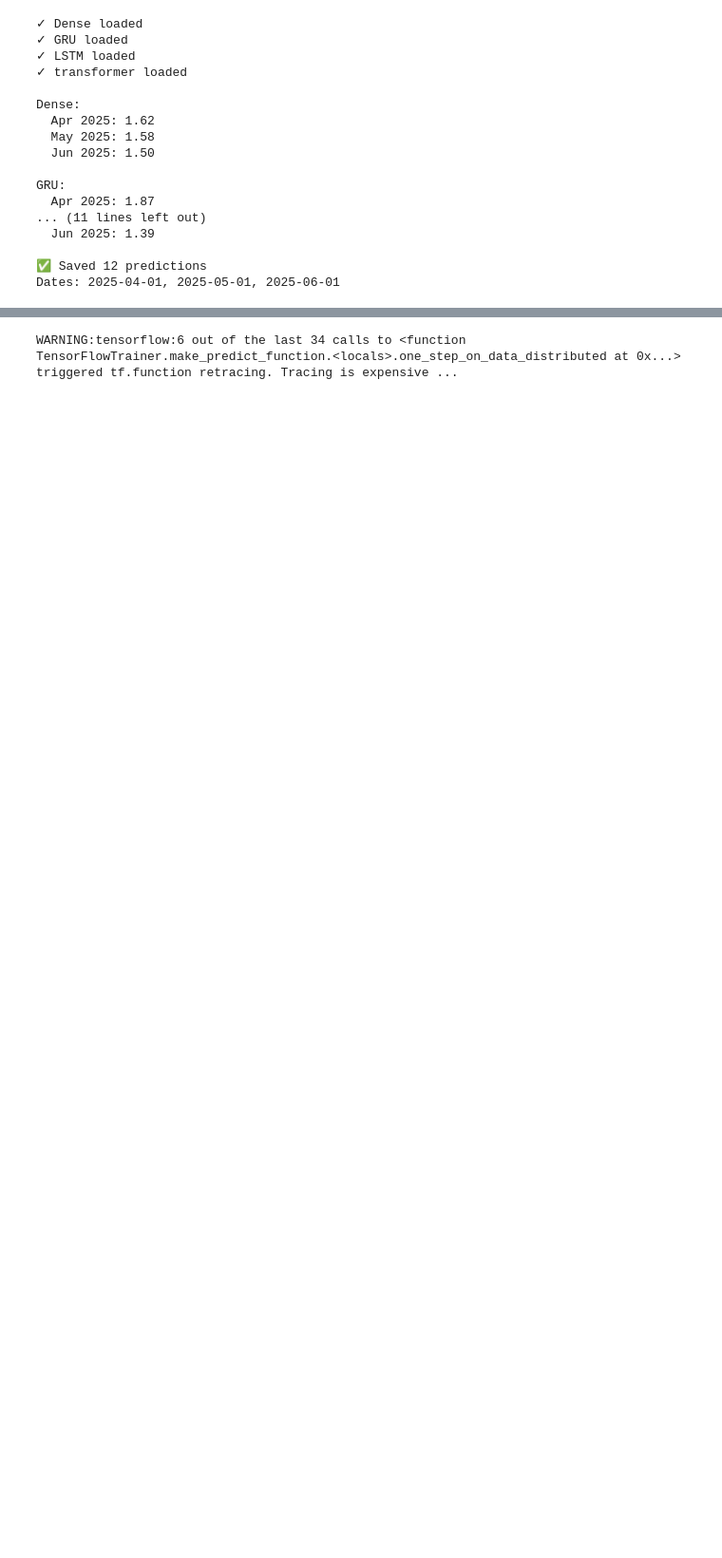
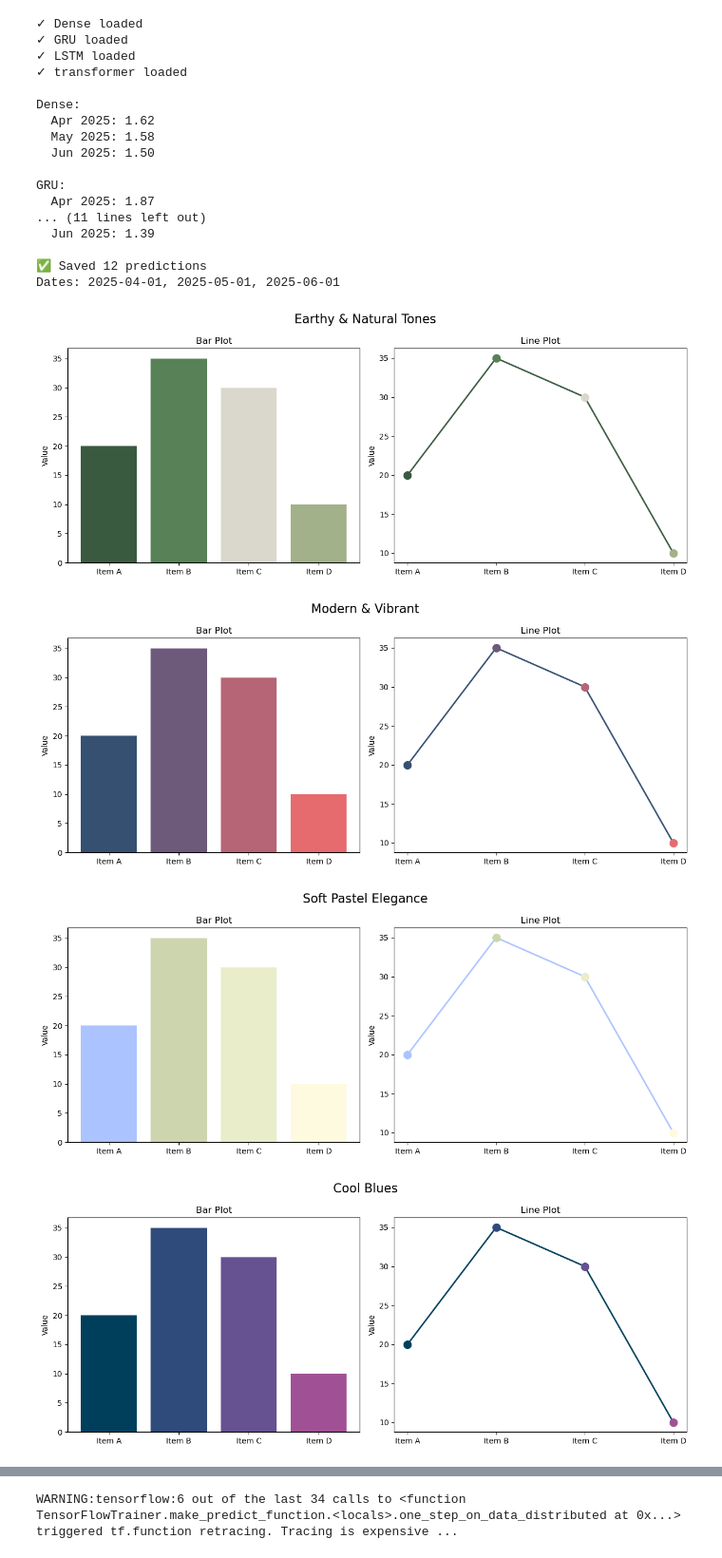
Before and after one commit to albertraviss2023/anti-malarial-demand-forecast, a Jupyter notebook: develop_model.ipynb, the cells around one changed output, grey strips where cells are left out. Shown at 95% size. Drawn from its saved outputs; the diff is of its cells as text; code cells hidden in the pictures; blank space fills up the shorter version.

```diff
--- a/develop_model.ipynb
+++ b/develop_model.ipynb
@@ -2029,3 +2029,48 @@ GRU:
 
 ✅ Saved 12 predictions
 Dates: 2025-04-01, 2025-05-01, 2025-06-01
+# %%
+import matplotlib.pyplot as plt
+import seaborn as sns
+
+# Sample data
+categories = ['Item A', 'Item B', 'Item C', 'Item D']
+values = [20, 35, 30, 10]
+
+# Define the palettes
+palettes = {
+    "Earthy & Natural Tones": ['#3A5A40', '#588157', '#DAD7CD', '#A3B18A'],
+    "Modern & Vibrant": ['#355070', '#6D597A', '#B56576', '#E56B6F'],
+    "Soft Pastel Elegance": ['#ABC4FF', '#CCD5AE', '#E9EDC9', '#FEFAE0'],
+    "Cool Blues": ['#003f5c', '#2f4b7c', '#665191', '#a05195'],  # Deep blues and purples
+    "Ocean Breeze": ['#1B3B6F', '#16697A', '#489FB5', '#82C0CC'],  # Refreshing oceanic blues
+    "Skyline Shades": ['#2A6F97', '#468FAF', '#91C8E4', '#C9E4FF'],  # Airy sky blues
+}
+
+def plot_palette_bar_line(title, colors):
+    fig, axs = plt.subplots(1, 2, figsize=(12, 5))
+    fig.suptitle(title, fontsize=16)
+
+    # Bar plot
+    axs[0].bar(categories, values, color=colors)
+    axs[0].set_title("Bar Plot")
+    axs[0].set_ylabel("Value")
+
+    # Line plot
+    axs[1].plot(categories, values, marker='o', color=colors[0], linewidth=2)
+    for i, (cat, val) in enumerate(zip(categories, values)):
+        axs[1].plot(cat, val, marker='o', color=colors[i], markersize=10)
+    axs[1].set_title("Line Plot")
+    axs[1].set_ylabel("Value")
+
+    plt.tight_layout()
+    plt.show()
+
+# Plot all palettes
+for title, color_list in palettes.items():
+    plot_palette_bar_line(title, color_list)
+# %% [output]
+[figure, added]
+[figure, added]
+[figure, added]
+[figure, added]
```
Also changed, not shown: parts of 1 cell of this notebook, 2 other files.
